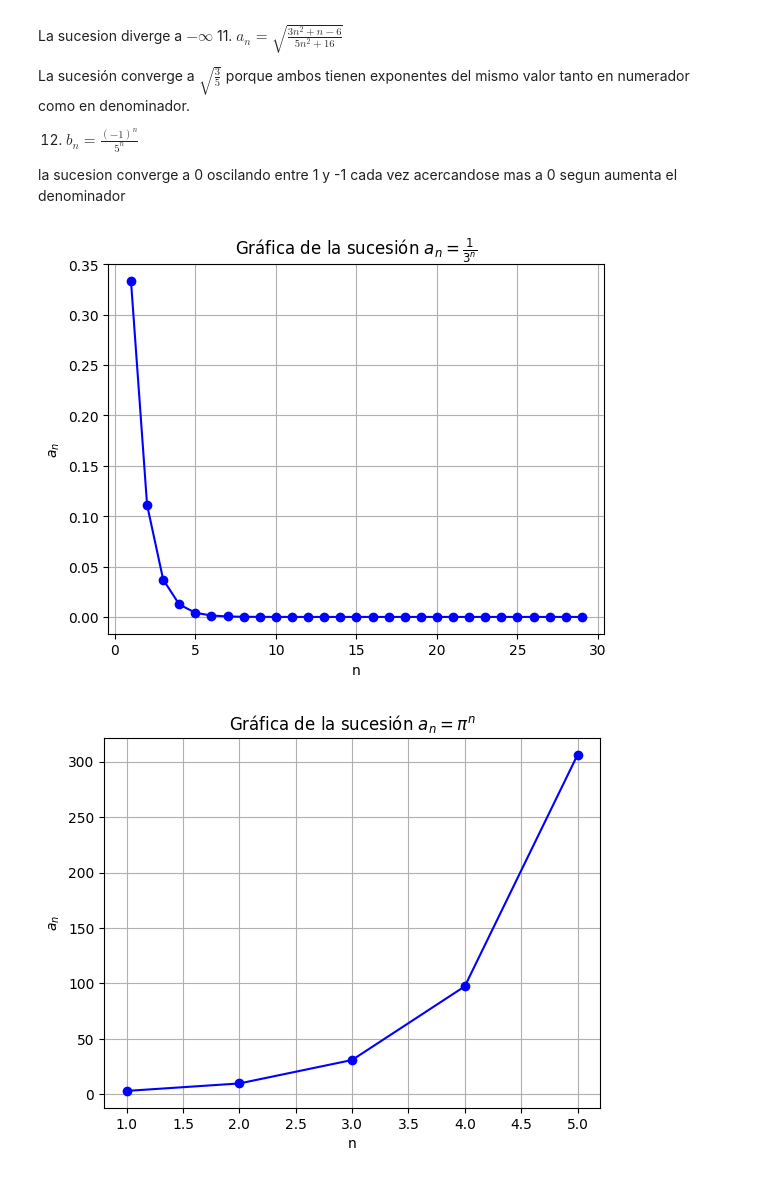
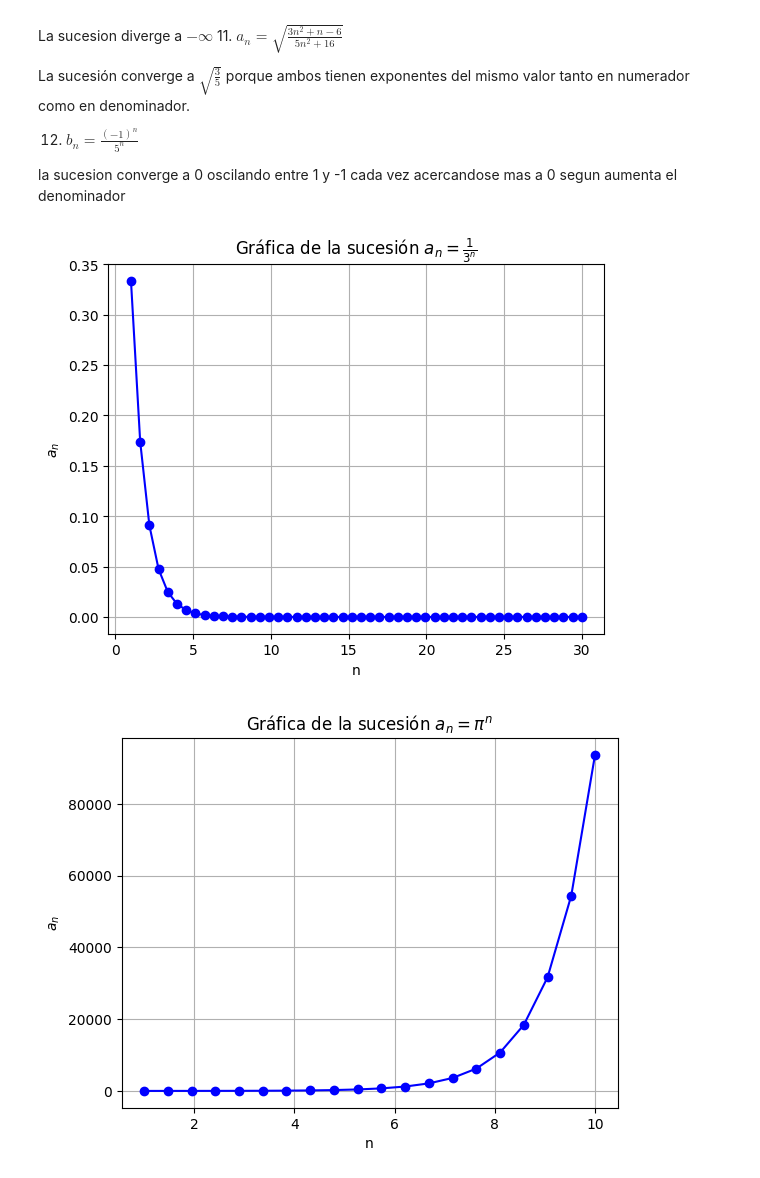
Before and after one commit to Juanm3005/trabajo-grupo-aplicadas, a Jupyter notebook: taller_sucesiones.ipynb, the cells around one changed output. Cells and saved outputs as stored; diff of their text form; code cells hidden in the pictures.

```diff
--- a/taller_sucesiones.ipynb
+++ b/taller_sucesiones.ipynb
@@ -119,7 +119,7 @@ def a_n(n):
     return 1 / (3 ** n)
 
 # Crear un rango de valores para n
-n_values = np.arange(1, 30)
+n_values = np.linspace(1,30, 50)
 
 # Calcular los valores de a_n para cada n
 a_values = [a_n(n) for n in n_values]
@@ -132,26 +132,26 @@ plt.ylabel('$a_n$')
 plt.grid(True)
 plt.show()
 # %% [output]
-[figure, old version]
+[figure, new version]
 # %%
 def a_n(n):
     return np.pi**n
 
 # Crear un rango de valores para n
-n_values = np.arange(1, 6)
+n_values = np.linspace(1,10, 20)
 
 # Calcular los valores de a_n para cada n
 a_values = [a_n(n) for n in n_values]
 
 # Graficar la sucesión
 plt.plot(n_values, a_values, marker='o', linestyle='-', color='b')
 plt.title('Gráfica de la sucesión $a_n =  π^n $')
 plt.xlabel('n')
 plt.ylabel('$a_n$')
 plt.grid(True)
 plt.show()
 # %% [output]
-[figure, old version]
+[figure, new version]
 # %%
 def b_n(n):
 
```
Also changed, not shown: parts of 10 cells of this notebook.
